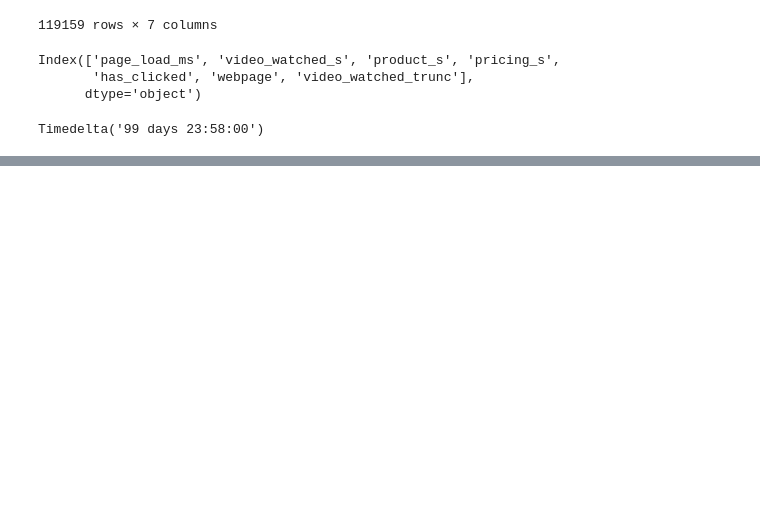
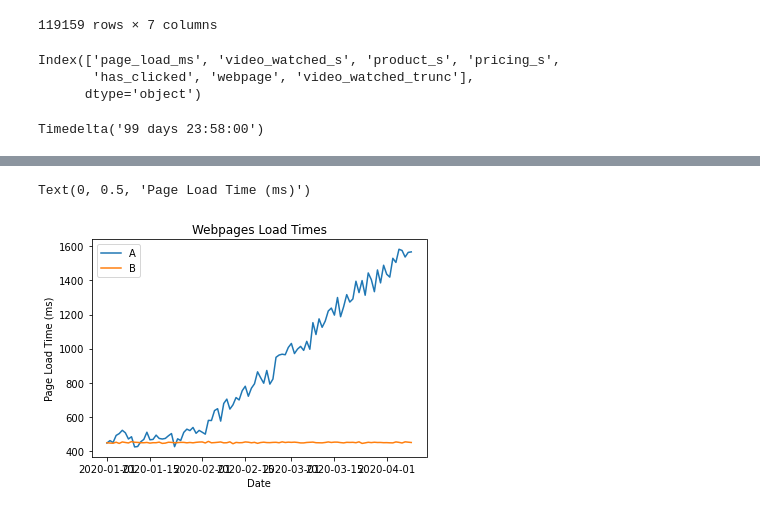
Before and after one commit to DS-Popeye/Analyzing-Synthetic-Web-Traffic-Dataset, a Jupyter notebook: Analyzing Synthetic Web Traffic Dataset.ipynb, the cells around one changed output, grey strips where cells are left out. Drawn from its saved outputs; the diff is of its cells as text; code cells hidden in the pictures; blank space fills up the shorter version.

```diff
--- a/Analyzing Synthetic Web Traffic Dataset.ipynb
+++ b/Analyzing Synthetic Web Traffic Dataset.ipynb
@@ -202,0 +266,10 @@ print(viewsB["has_clicked"].mean())
+# %%
+plt.title("Webpages Load Times")
+plt.plot(daily_viewsA["page_load_ms"], label="A")
+plt.plot(daily_viewsB["page_load_ms"], label="B")
+plt.legend()
+plt.xlabel("Date")
+plt.ylabel("Page Load Time (ms)")
+# %% [output]
+Text(0, 0.5, 'Page Load Time (ms)')
+[figure, added]
```
Also changed, not shown: parts of 23 cells of this notebook.
